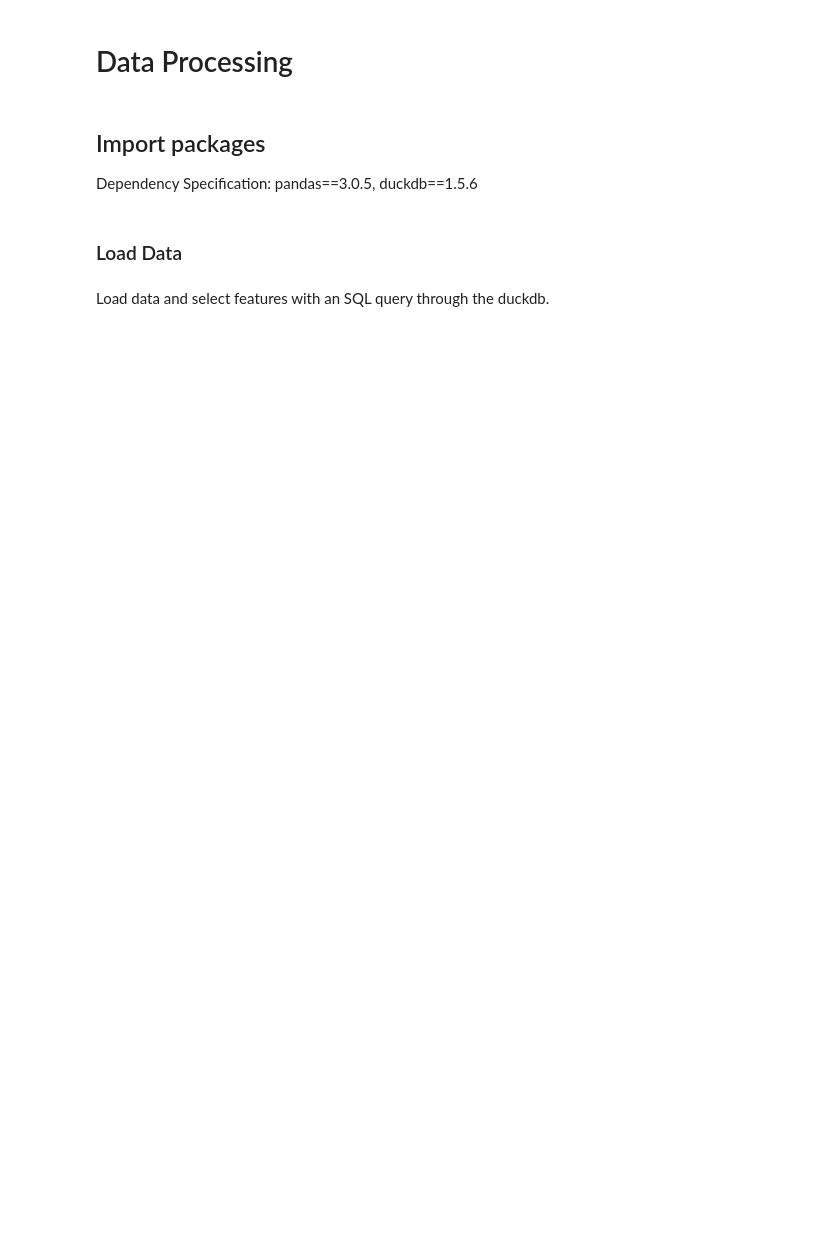
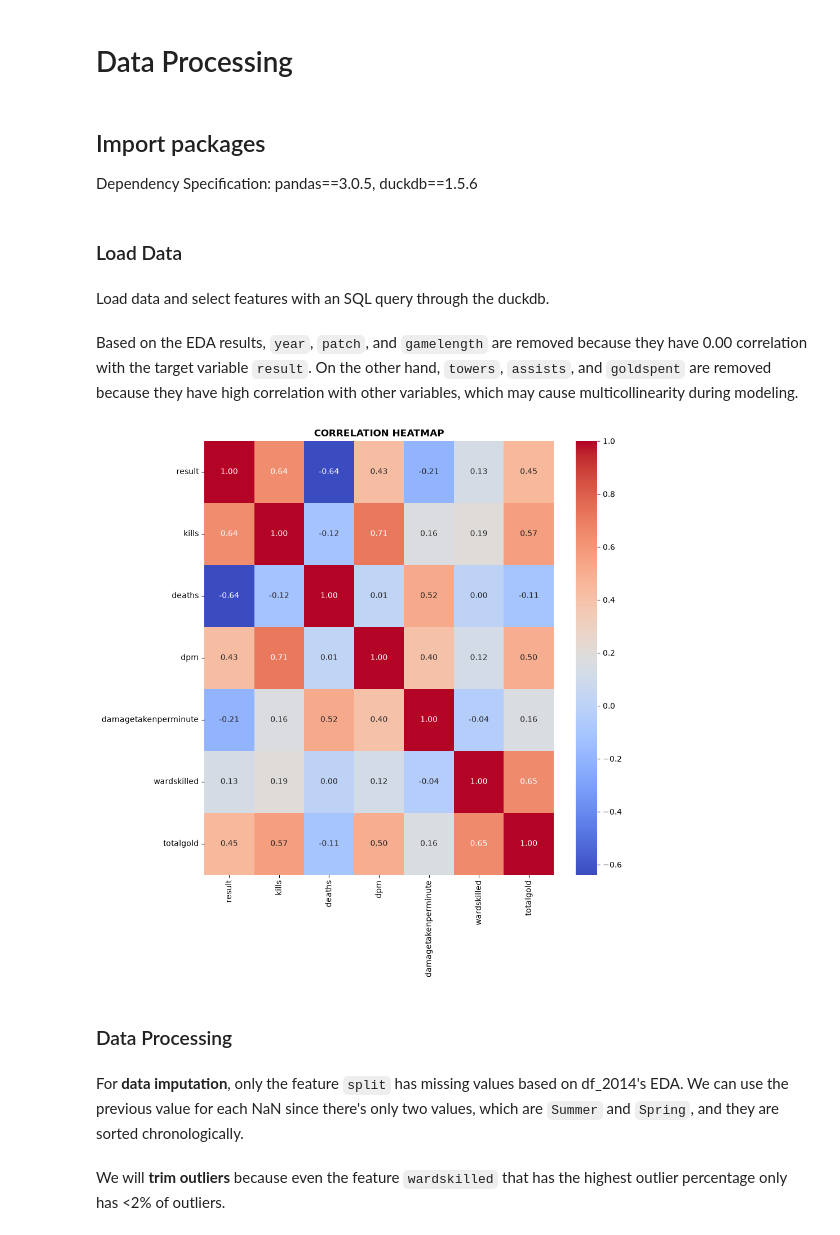
Before and after one commit to jkpjr/lol-esports-pickems-predictor, a Jupyter notebook: data_processing.ipynb, the cells around one changed output. Cells and saved outputs as stored; diff of their text form; code cells hidden in the pictures; blank space fills up the shorter version.

```diff
--- a/data_processing.ipynb
+++ b/data_processing.ipynb
@@ -10,11 +13,14 @@ import duckdb
 ### Load Data
 # %% [markdown]
 Load data and select features with an SQL query through the duckdb.
+# %% [markdown]
+Based on the EDA results, `year`, `patch`, and `gamelength` are removed because they have 0.00 correlation with the target variable `result`.
+On the other hand, `towers`, `assists`, and `goldspent` are removed because they have high correlation with other variables, which may cause multicollinearity during modeling.
 # %%
 con = duckdb.connect("lol_predictors.duckdb")
 
 def data_selection(df, included_cols):
-    # Choose the dataset using a SQL query
+    # Choose the dataset using an SQL query
     df = con.execute(f"""
     SELECT {", ".join(included_cols)}
     FROM {df}
@@ -24,13 +30,26 @@ def data_selection(df, included_cols):
     return df
 
 # Adjust list based on the features considered
-cols_to_include = ['gameid', 'league', 'year', 'split', 'patch',
-                   'teamname', 'gamelength', 'result', 'kills',
-                   'deaths', 'assists', 'towers', 'dpm', 'damagetakenperminute',
-                   'wardskilled', 'totalgold', 'goldspent'
-                   ]
+cols_to_include = ['gameid', 'league', 'teamname', 'result', 'kills',
+                   'deaths', 'dpm', 'damagetakenperminute',
+                   'wardskilled', 'totalgold', 'split']
 
 df_selected = "df_2014" # temporarily hardcoded df name
 df = data_selection(df_selected, cols_to_include)
 
 con.close()
+# %%
+# Compute correlation matrix
+co_mtx = df.corr(numeric_only=True)
+
+# Plot correlation heatmap
+plt.figure(figsize=(10, 10))
+sns.heatmap(co_mtx, cmap='coolwarm', annot=True, fmt='.2f')
+plt.title('CORRELATION HEATMAP', fontsize=12, fontweight="bold")
+plt.show()
+# %% [output]
+[figure, added]
+# %% [markdown]
+### Data Processing
+# %% [markdown]
+For **data imputation**, only the feature `split` has missing values based on df_2014's EDA. We can use the previous value for each NaN since there's only two values, which are `Summer` and `Spring`, and they are sorted chronologically.
@@ -36,0 +58,2 @@ con.close()
+# %% [markdown]
+We will **trim outliers** because even the feature `wardskilled` that has the highest outlier percentage only has <2% of outliers.
```
Also changed, not shown: parts of 3 cells of this notebook, 2 other files.
